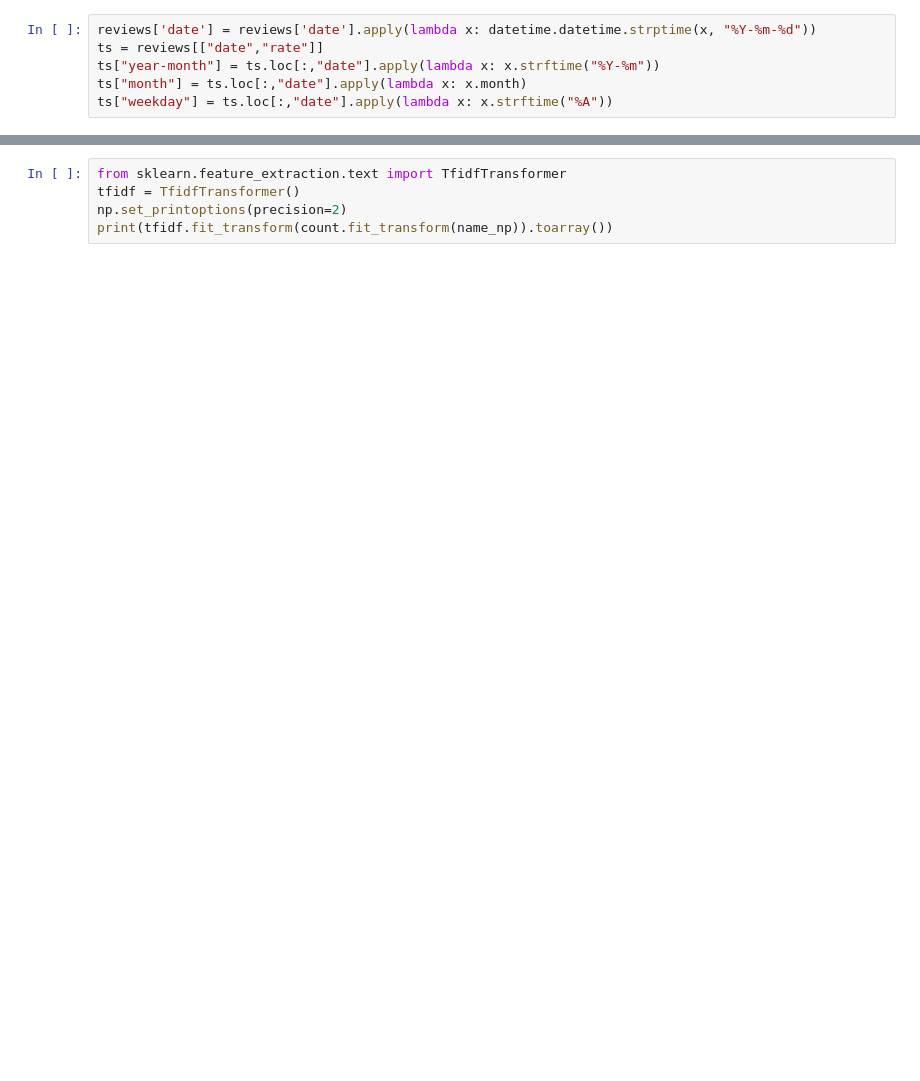
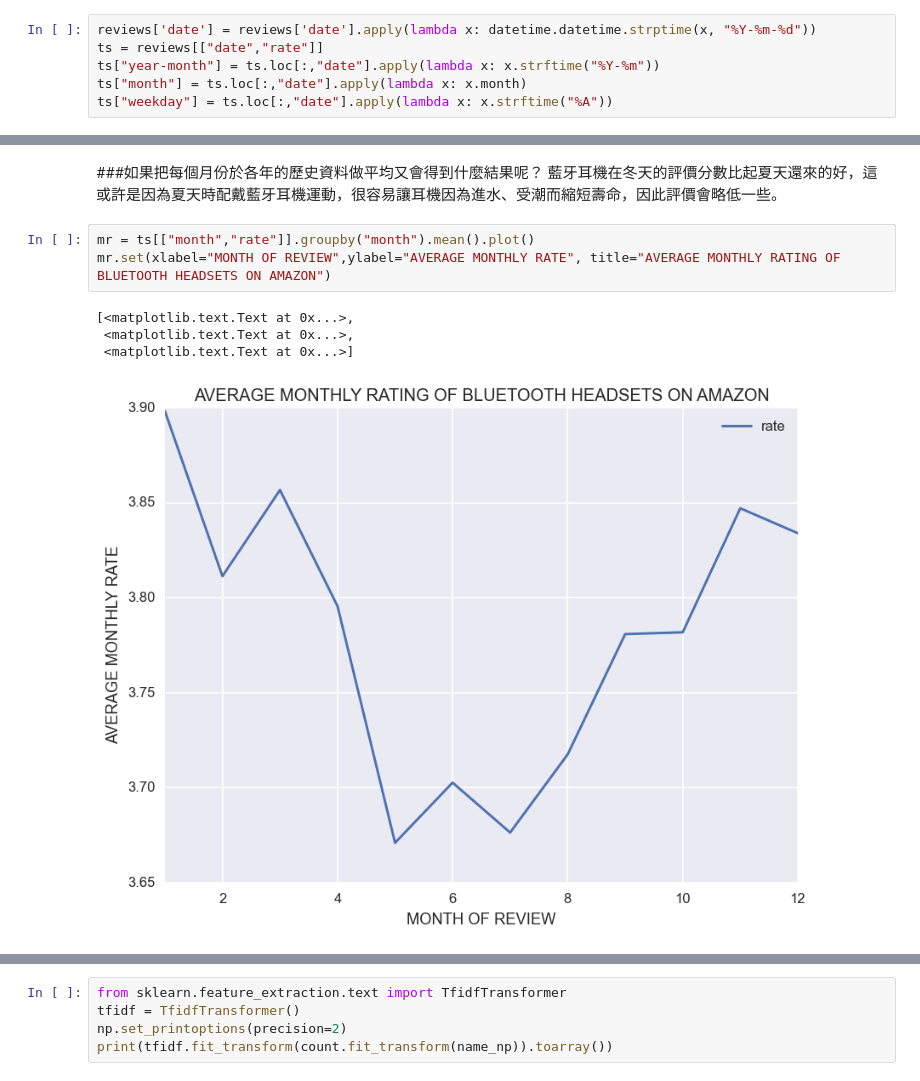
Before and after one commit to paristsai/amazon_review, a Jupyter notebook: analysis/amazon-review.ipynb, the cells around one changed output, grey strips where cells are left out. Saved outputs shown, nothing was run; the diff lists cells and outputs as text; blank space fills up the shorter version.

```diff
--- a/analysis/amazon-review.ipynb
+++ b/analysis/amazon-review.ipynb
@@ -339,0 +184,11 @@ NameError: name 'sys' is not defined
+# %% [markdown]
+###如果把每個月份於各年的歷史資料做平均又會得到什麼結果呢？
+藍牙耳機在冬天的評價分數比起夏天還來的好，這或許是因為夏天時配戴藍牙耳機運動，很容易讓耳機因為進水、受潮而縮短壽命，因此評價會略低一些。
+# %%
+mr = ts[["month","rate"]].groupby("month").mean().plot()
+mr.set(xlabel="MONTH OF REVIEW",ylabel="AVERAGE MONTHLY RATE", title="AVERAGE MONTHLY RATING OF BLUETOOTH HEADSETS ON AMAZON")
+# %% [output]
+[<matplotlib.text.Text at 0x...>,
+ <matplotlib.text.Text at 0x...>,
+ <matplotlib.text.Text at 0x...>]
+[figure, added]
```
Also changed, not shown: parts of 91 cells of this notebook.
